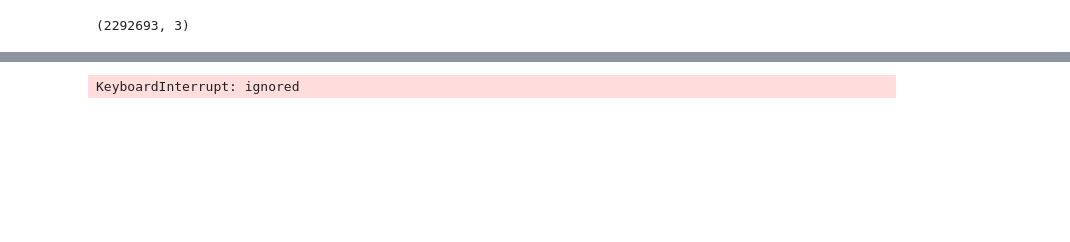
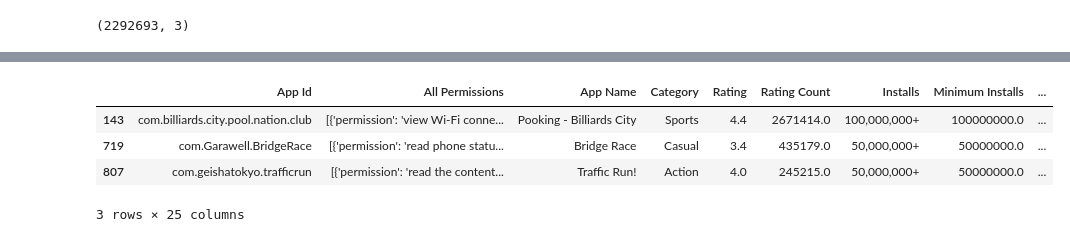
Before and after one commit to dtekinoglu/Android-App-Network, a Jupyter notebook: permission_network_gen.ipynb, the cells around one changed output, grey strips where cells are left out. Cells and saved outputs as stored; diff of their text form; code cells hidden in the pictures; blank space fills up the shorter version.

```diff
--- a/permission_network_gen.ipynb
+++ b/permission_network_gen.ipynb
@@ -175,19 +111,27 @@ Graph with 9990 nodes and 0 edges
+# %%
+data_df.sample(3)
+# %% [output]
+|  | App Id | All Permissions | App Name | Category | Rating | Rating Count | Installs | Minimum Installs | ... |
+| 143 | com.billiards.city.pool.nation.club | [{'permission': 'view Wi-Fi conne... | Pooking - Billiards City | Sports | 4.4 | 2671414.0 | 100,000,000+ | 100000000.0 | ... |
+| 719 | com.Garawell.BridgeRace | [{'permission': 'read phone statu... | Bridge Race | Casual | 3.4 | 435179.0 | 50,000,000+ | 50000000.0 | ... |
+| 807 | com.geishatokyo.trafficrun | [{'permission': 'read the content... | Traffic Run! | Action | 4.0 | 245215.0 | 50,000,000+ | 50000000.0 | ... |
+3 rows × 25 columns
 # %%
-for id1 in permNet.nodes:
-  for id2 in permNet.nodes:
-    if id1!=id2:
-      row1=data_df[data_df["App Id"]==id1]
-      row2=data_df[data_df["App Id"]==id2]
+def permissionSimilarity(id1, id2):
+  row1=data_df[data_df["App Id"]==id1]
+  row2=data_df[data_df["App Id"]==id2]
 
-      perms1=list(row1["All Permissions"])[0]
-      perms2=list(row2["All Permissions"])[0]
+  perms1=list(row1["All Permissions"])[0]
+  perms2=list(row2["All Permissions"])[0]
 
-      common_perms=0
-      for per1 in perms1:
-        for per2 in perms2:
-          if per1["permission"]==per2["permission"]:
-            common_perms+=1
-      if common_perms>0:
-        permNet.add_edge(id1,id2,weight=common_perms)
+  common_perms = set()
+
+  for per1 in perms1:
+    for per2 in perms2:
+      if per1["permission"]==per2["permission"]:
+        common_perms.add(per1["permission"])
+
+  if len(perms1)+ len(perms2) == 0:
+    return 0
+
+  return len(common_perms) / (((len(perms1)+len(perms2))/2))
-# %% [output]
-KeyboardInterrupt: ignored
```
Also changed, not shown: parts of 22 cells of this notebook.
